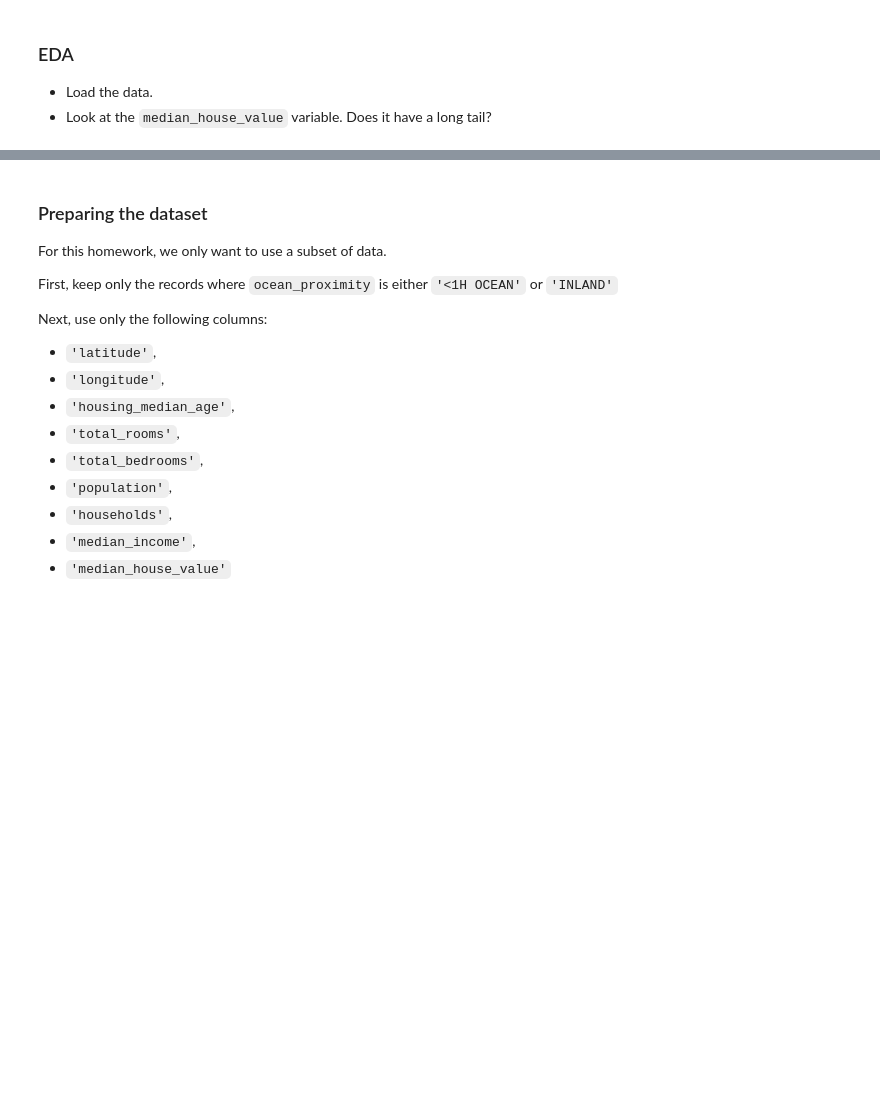
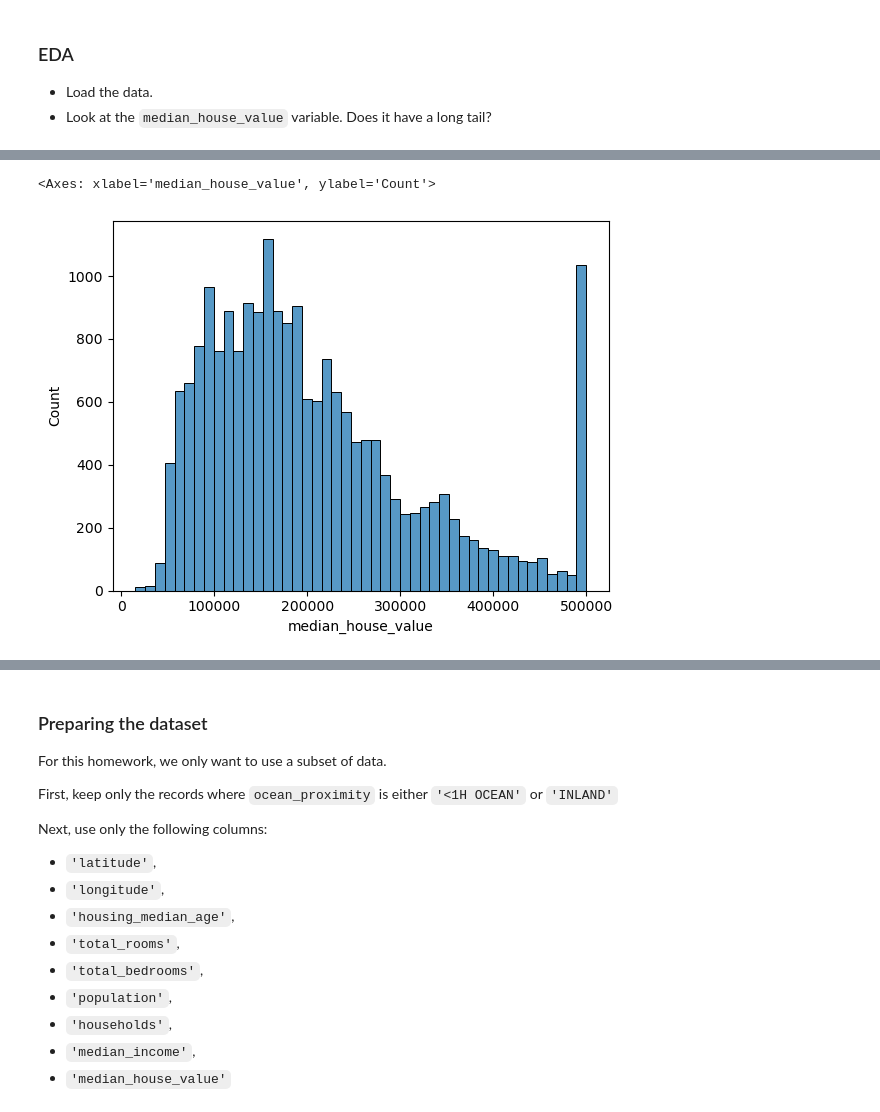
Before and after one commit to morganjohanna/mlzoomcamp, a Jupyter notebook: 02-regression/homework.ipynb, the cells around one changed output, grey strips where cells are left out. Cells and saved outputs as stored; diff of their text form; code cells hidden in the pictures; blank space fills up the shorter version.

```diff
--- a/02-regression/homework.ipynb
+++ b/02-regression/homework.ipynb
@@ -6,3 +9,13 @@ import numpy as np
 
 * Load the data.
 * Look at the `median_house_value` variable. Does it have a long tail?
+# %%
+df_raw = pd.read_csv("./data/housing.csv")
+print(df_raw.head())
+print(df_raw.shape)
+
+for col in df_raw.columns:
+    print(col)
+    print(df_raw[col].unique()[:5])
+    print(df_raw[col].nunique())
+    print()
@@ -8,0 +40,5 @@ import numpy as np
+# %%
+sns.histplot(df_raw.median_house_value)
+# %% [output]
+<Axes: xlabel='median_house_value', ylabel='Count'>
+[figure, added]
```
Also changed, not shown: parts of 15 cells of this notebook.
